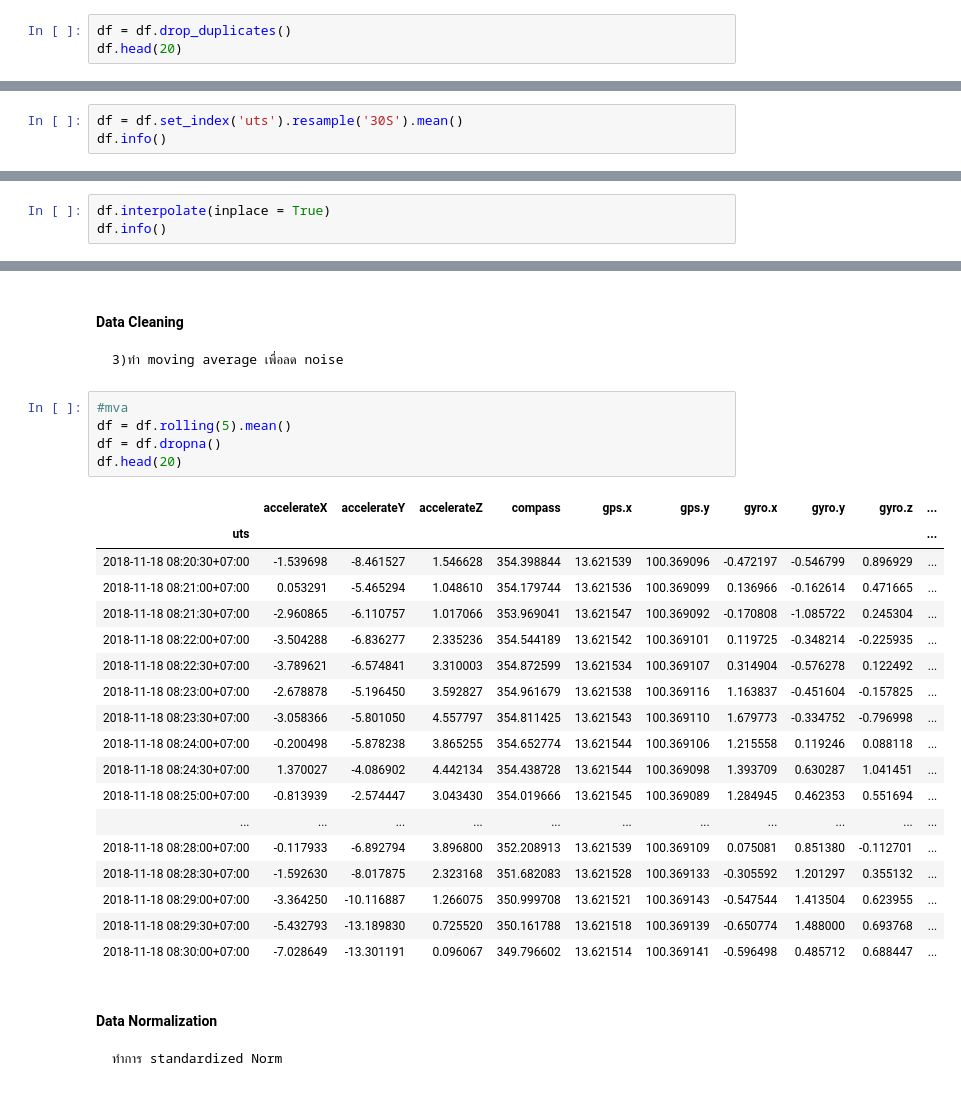
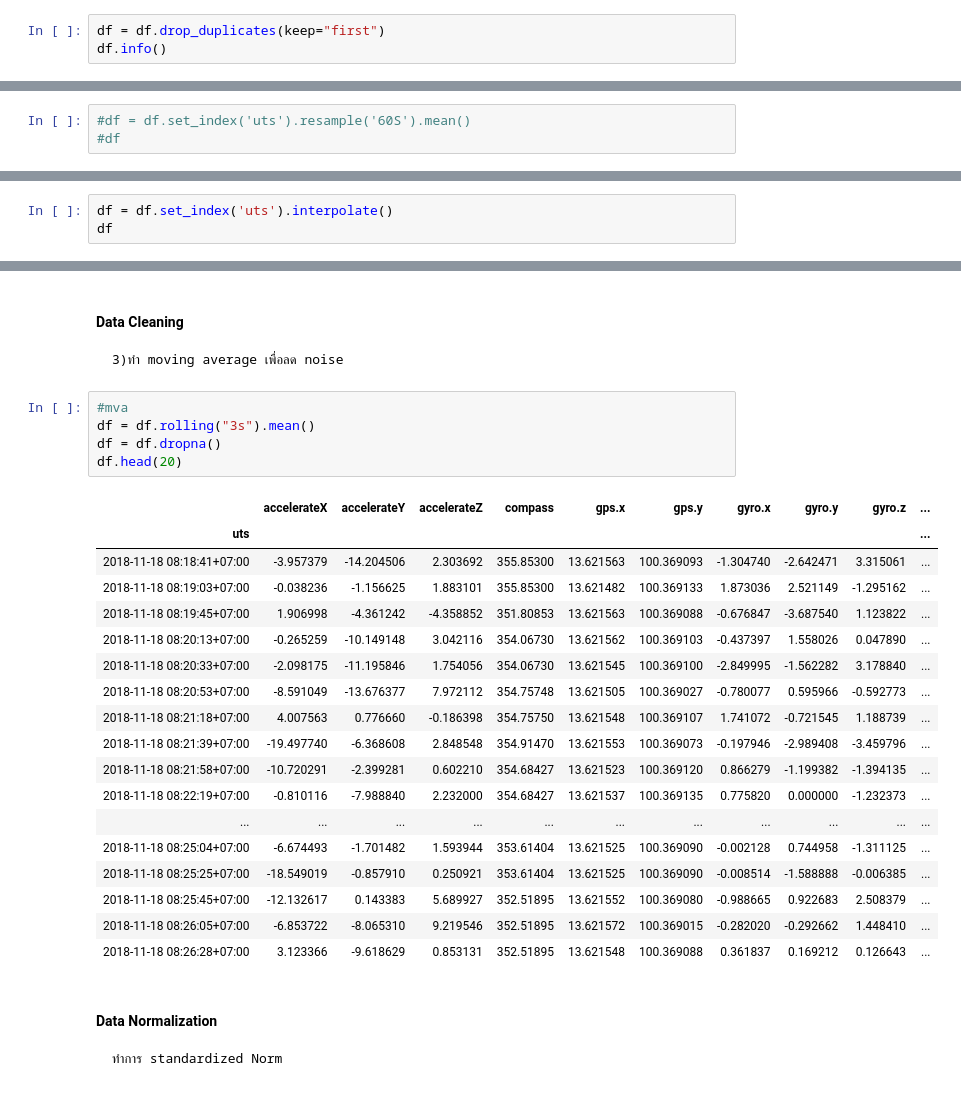
Before and after one commit to kanisornpitakwong/ML_CE3D, a Jupyter notebook: Lab01/Lab01.ipynb, the cells around one changed output, grey strips where cells are left out. Drawn from its saved outputs; the diff is of its cells as text.

```diff
--- a/Lab01/Lab01.ipynb
+++ b/Lab01/Lab01.ipynb
@@ -43,6 +43,6 @@ memory usage: 686.4 KB
 #### Data Cleaning
     1.1)จัดการข้อมูลซ้ำซ้อน
 # %%
-df = df.drop_duplicates()
-df.head(20)
+df = df.drop_duplicates(keep="first")
+df.info()
 # %% [output]
@@ -91,5 +88,5 @@ df.head(20)
 #### Data Cleaning
     2.1) ทำการแทรกข้อมูลที่หายไปด้วย mean ทุกๆ30s
 # %%
-df = df.set_index('uts').resample('30S').mean()
-df.info()
+#df = df.set_index('uts').resample('60S').mean()
+#df
@@ -118,4 +96,4 @@ memory usage: 95.7 KB
 # %%
-df.interpolate(inplace = True)
-df.info()
+df = df.set_index('uts').interpolate()
+df
 # %% [output]
@@ -142,28 +116,28 @@ memory usage: 95.7 KB
     3)ทำ moving average เพื่อลด noise
 # %%
 #mva
-df = df.rolling(5).mean()
+df = df.rolling("3s").mean()
 df = df.dropna()
 df.head(20)
 # %% [output]
 |  | accelerateX | accelerateY | accelerateZ | compass | gps.x | gps.y | gyro.x | gyro.y | gyro.z | ... |
 | uts |  |  |  |  |  |  |  |  |  | ... |
-| 2018-11-18 08:20:30+07:00 | -1.539698 | -8.461527 | 1.546628 | 354.398844 | 13.621539 | 100.369096 | -0.472197 | -0.546799 | 0.896929 | ... |
-| 2018-11-18 08:21:00+07:00 | 0.053291 | -5.465294 | 1.048610 | 354.179744 | 13.621536 | 100.369099 | 0.136966 | -0.162614 | 0.471665 | ... |
-| 2018-11-18 08:21:30+07:00 | -2.960865 | -6.110757 | 1.017066 | 353.969041 | 13.621547 | 100.369092 | -0.170808 | -1.085722 | 0.245304 | ... |
-| 2018-11-18 08:22:00+07:00 | -3.504288 | -6.836277 | 2.335236 | 354.544189 | 13.621542 | 100.369101 | 0.119725 | -0.348214 | -0.225935 | ... |
-| 2018-11-18 08:22:30+07:00 | -3.789621 | -6.574841 | 3.310003 | 354.872599 | 13.621534 | 100.369107 | 0.314904 | -0.576278 | 0.122492 | ... |
-| 2018-11-18 08:23:00+07:00 | -2.678878 | -5.196450 | 3.592827 | 354.961679 | 13.621538 | 100.369116 | 1.163837 | -0.451604 | -0.157825 | ... |
-| 2018-11-18 08:23:30+07:00 | -3.058366 | -5.801050 | 4.557797 | 354.811425 | 13.621543 | 100.369110 | 1.679773 | -0.334752 | -0.796998 | ... |
-| 2018-11-18 08:24:00+07:00 | -0.200498 | -5.878238 | 3.865255 | 354.652774 | 13.621544 | 100.369106 | 1.215558 | 0.119246 | 0.088118 | ... |
-| 2018-11-18 08:24:30+07:00 | 1.370027 | -4.086902 | 4.442134 | 354.438728 | 13.621544 | 100.369098 | 1.393709 | 0.630287 | 1.041451 | ... |
-| 2018-11-18 08:25:00+07:00 | -0.813939 | -2.574447 | 3.043430 | 354.019666 | 13.621545 | 100.369089 | 1.284945 | 0.462353 | 0.551694 | ... |
+| 2018-11-18 08:18:41+07:00 | -3.957379 | -14.204506 | 2.303692 | 355.85300 | 13.621563 | 100.369093 | -1.304740 | -2.642471 | 3.315061 | ... |
+| 2018-11-18 08:19:03+07:00 | -0.038236 | -1.156625 | 1.883101 | 355.85300 | 13.621482 | 100.369133 | 1.873036 | 2.521149 | -1.295162 | ... |
+| 2018-11-18 08:19:45+07:00 | 1.906998 | -4.361242 | -4.358852 | 351.80853 | 13.621563 | 100.369088 | -0.676847 | -3.687540 | 1.123822 | ... |
+| 2018-11-18 08:20:13+07:00 | -0.265259 | -10.149148 | 3.042116 | 354.06730 | 13.621562 | 100.369103 | -0.437397 | 1.558026 | 0.047890 | ... |
+| 2018-11-18 08:20:33+07:00 | -2.098175 | -11.195846 | 1.754056 | 354.06730 | 13.621545 | 100.369100 | -2.849995 | -1.562282 | 3.178840 | ... |
+| 2018-11-18 08:20:53+07:00 | -8.591049 | -13.676377 | 7.972112 | 354.75748 | 13.621505 | 100.369027 | -0.780077 | 0.595966 | -0.592773 | ... |
+| 2018-11-18 08:21:18+07:00 | 4.007563 | 0.776660 | -0.186398 | 354.75750 | 13.621548 | 100.369107 | 1.741072 | -0.721545 | 1.188739 | ... |
+| 2018-11-18 08:21:39+07:00 | -19.497740 | -6.368608 | 2.848548 | 354.91470 | 13.621553 | 100.369073 | -0.197946 | -2.989408 | -3.459796 | ... |
+| 2018-11-18 08:21:58+07:00 | -10.720291 | -2.399281 | 0.602210 | 354.68427 | 13.621523 | 100.369120 | 0.866279 | -1.199382 | -1.394135 | ... |
+| 2018-11-18 08:22:19+07:00 | -0.810116 | -7.988840 | 2.232000 | 354.68427 | 13.621537 | 100.369135 | 0.775820 | 0.000000 | -1.232373 | ... |
 | ... | ... | ... | ... | ... | ... | ... | ... | ... | ... | ... |
-| 2018-11-18 08:28:00+07:00 | -0.117933 | -6.892794 | 3.896800 | 352.208913 | 13.621539 | 100.369109 | 0.075081 | 0.851380 | -0.112701 | ... |
-| 2018-11-18 08:28:30+07:00 | -1.592630 | -8.017875 | 2.323168 | 351.682083 | 13.621528 | 100.369133 | -0.305592 | 1.201297 | 0.355132 | ... |
-| 2018-11-18 08:29:00+07:00 | -3.364250 | -10.116887 | 1.266075 | 350.999708 | 13.621521 | 100.369143 | -0.547544 | 1.413504 | 0.623955 | ... |
-| 2018-11-18 08:29:30+07:00 | -5.432793 | -13.189830 | 0.725520 | 350.161788 | 13.621518 | 100.369139 | -0.650774 | 1.488000 | 0.693768 | ... |
-| 2018-11-18 08:30:00+07:00 | -7.028649 | -13.301191 | 0.096067 | 349.796602 | 13.621514 | 100.369141 | -0.596498 | 0.485712 | 0.688447 | ... |
+| 2018-11-18 08:25:04+07:00 | -6.674493 | -1.701482 | 1.593944 | 353.61404 | 13.621525 | 100.369090 | -0.002128 | 0.744958 | -1.311125 | ... |
+| 2018-11-18 08:25:25+07:00 | -18.549019 | -0.857910 | 0.250921 | 353.61404 | 13.621525 | 100.369090 | -0.008514 | -1.588888 | -0.006385 | ... |
+| 2018-11-18 08:25:45+07:00 | -12.132617 | 0.143383 | 5.689927 | 352.51895 | 13.621552 | 100.369080 | -0.988665 | 0.922683 | 2.508379 | ... |
+| 2018-11-18 08:26:05+07:00 | -6.853722 | -8.065310 | 9.219546 | 352.51895 | 13.621572 | 100.369015 | -0.282020 | -0.292662 | 1.448410 | ... |
+| 2018-11-18 08:26:28+07:00 | 3.123366 | -9.618629 | 0.853131 | 352.51895 | 13.621548 | 100.369088 | 0.361837 | 0.169212 | 0.126643 | ... |
 # %% [markdown]
 #### Data Normalization
     ทำการ standardized Norm
```
Also changed, not shown: parts of 15 cells of this notebook.
